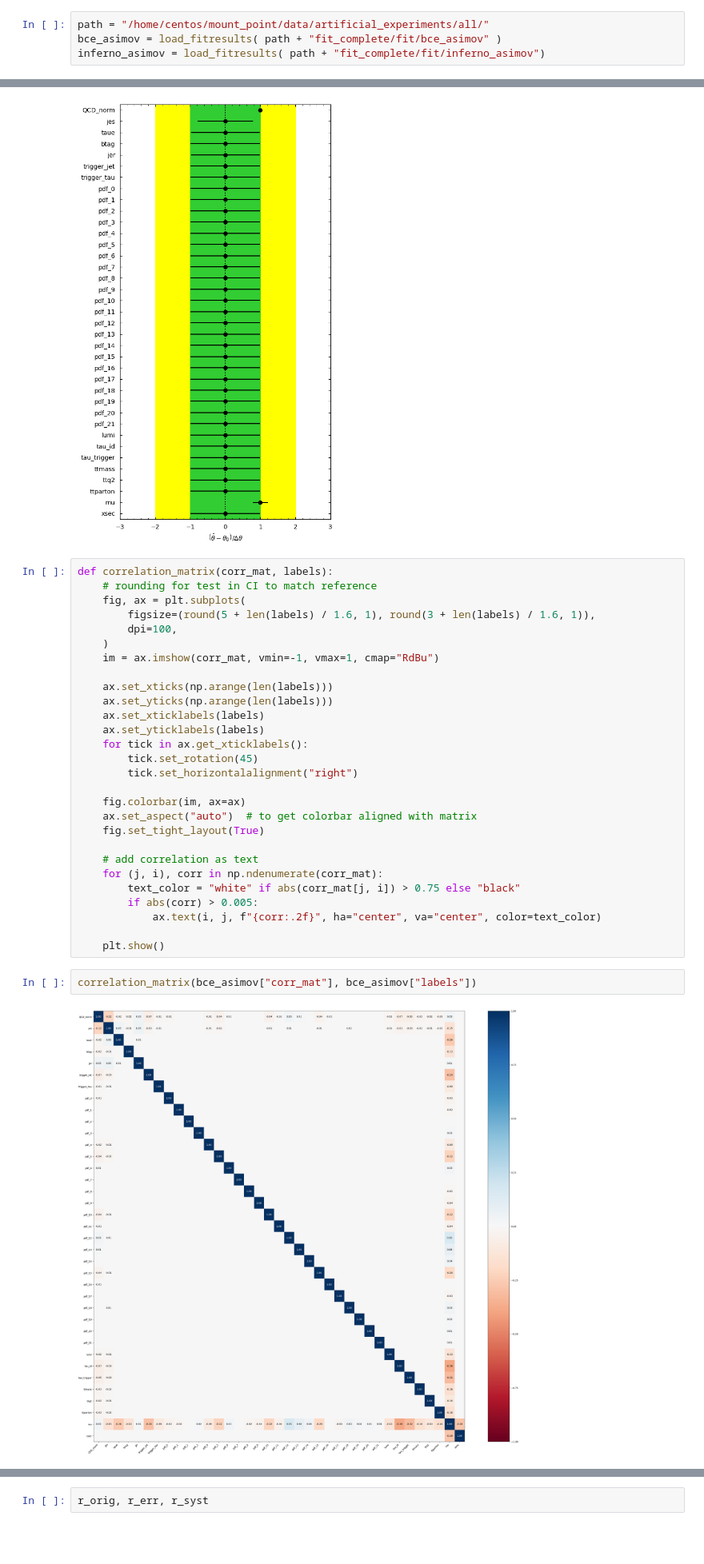
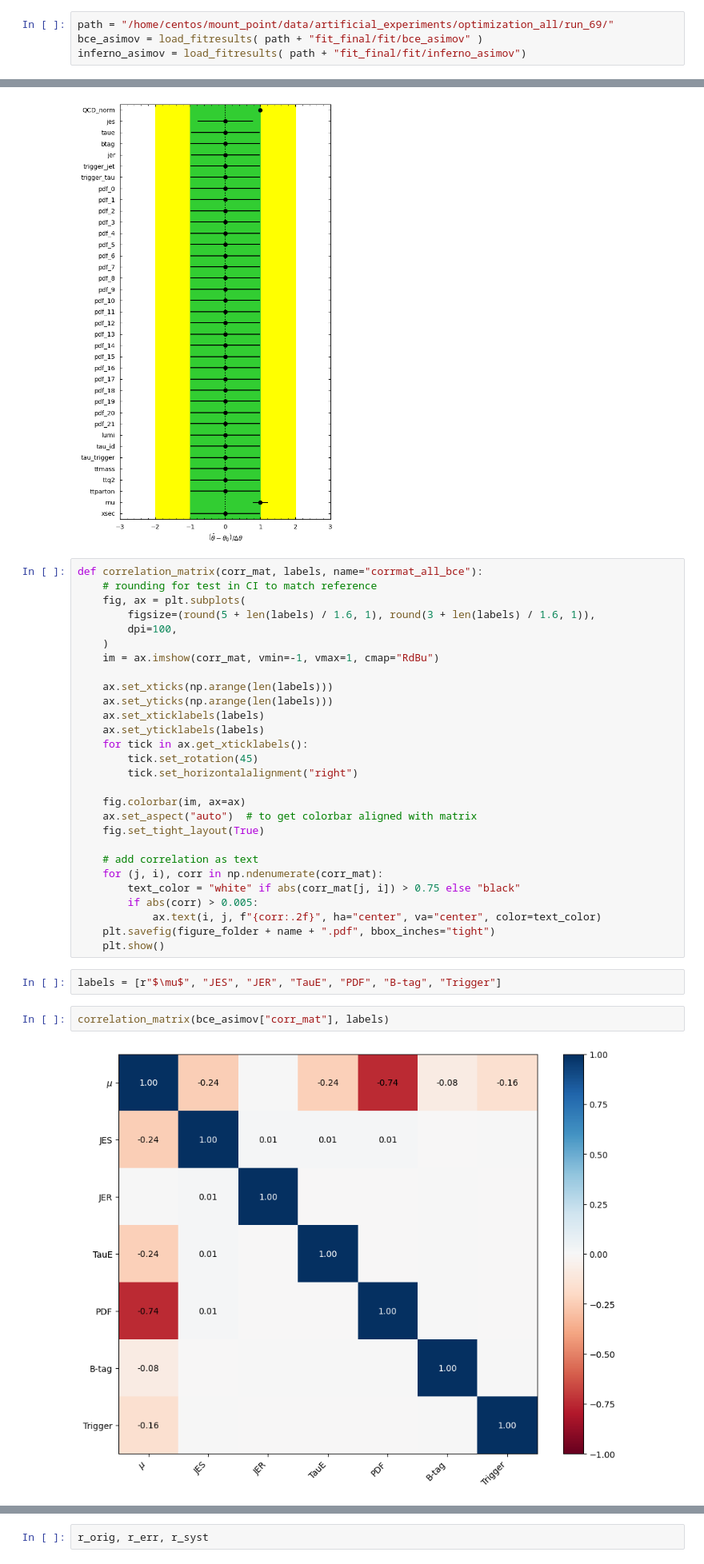
Before and after one commit to llayer/cmsopen, a Jupyter notebook: inferno/plot_inferno.ipynb, the cells around one changed output, grey strips where cells are left out. Shown at 80% size. Drawn from its saved outputs; the diff is of its cells as text; blank space fills up the shorter version.

Commit message:
add hp plots

```diff
--- a/inferno/plot_inferno.ipynb
+++ b/inferno/plot_inferno.ipynb
@@ -372,9 +373,9 @@ nice_scan_bce(bce_scan, bce_scan_stat, asimov = False, name="llscan_bce", range=
 # %% [markdown]
 ## Pulls
 # %%
-path = "/home/centos/mount_point/data/artificial_experiments/all/"
-bce_asimov = load_fitresults( path + "fit_complete/fit/bce_asimov" )
-inferno_asimov = load_fitresults( path + "fit_complete/fit/inferno_asimov")
+path = "/home/centos/mount_point/data/artificial_experiments/optimization_all/run_69/"
+bce_asimov = load_fitresults( path + "fit_final/fit/bce_asimov" )
+inferno_asimov = load_fitresults( path + "fit_final/fit/inferno_asimov")
 # %%
 def pulls(bestfit, uncertainty, labels):
 
@@ -404,7 +405,7 @@ pulls(bce_asimov["bestfit"], bce_asimov["uncertainty"], bce_asimov["labels"])
 # %% [output]
 [figure]
 # %%
-def correlation_matrix(corr_mat, labels):
+def correlation_matrix(corr_mat, labels, name="corrmat_all_bce"):
     # rounding for test in CI to match reference
     fig, ax = plt.subplots(
         figsize=(round(5 + len(labels) / 1.6, 1), round(3 + len(labels) / 1.6, 1)),
@@ -429,9 +430,11 @@ def correlation_matrix(corr_mat, labels):
         text_color = "white" if abs(corr_mat[j, i]) > 0.75 else "black"
         if abs(corr) > 0.005:
             ax.text(i, j, f"{corr:.2f}", ha="center", va="center", color=text_color)
-
+    plt.savefig(figure_folder + name + ".pdf", bbox_inches="tight")
     plt.show()
+# %%
+labels = [r"$\mu$", "JES", "JER", "TauE", "PDF", "B-tag", "Trigger"]
 # %%
-correlation_matrix(bce_asimov["corr_mat"], bce_asimov["labels"])
+correlation_matrix(bce_asimov["corr_mat"], labels)
 # %% [output]
-[figure, old version]
+[figure, new version]
```
Also changed, not shown: parts of 31 cells of this notebook, 4 other files.
